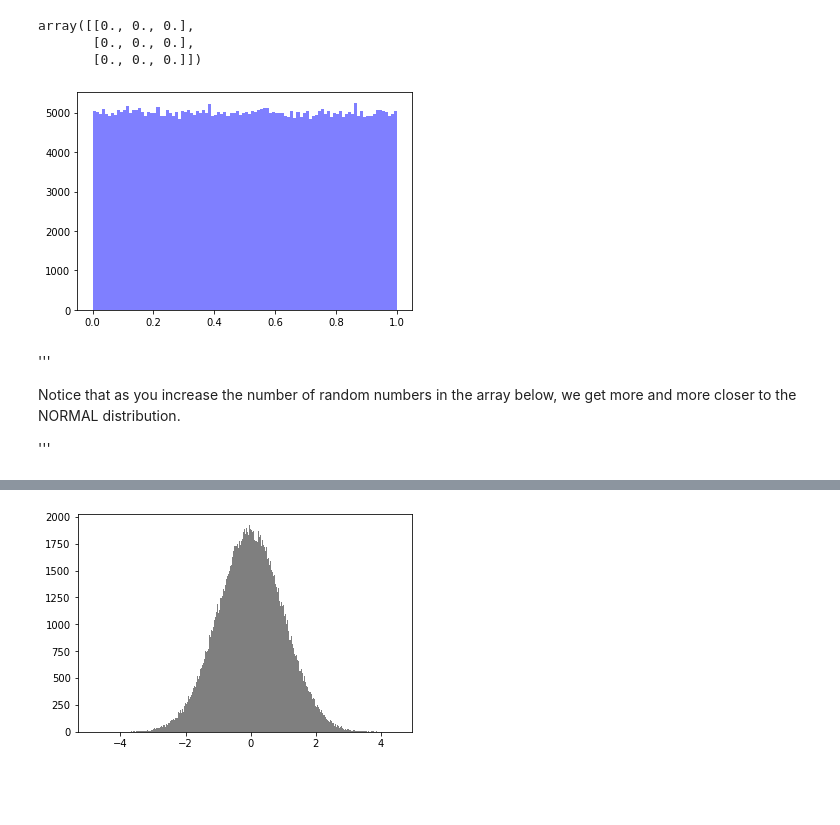
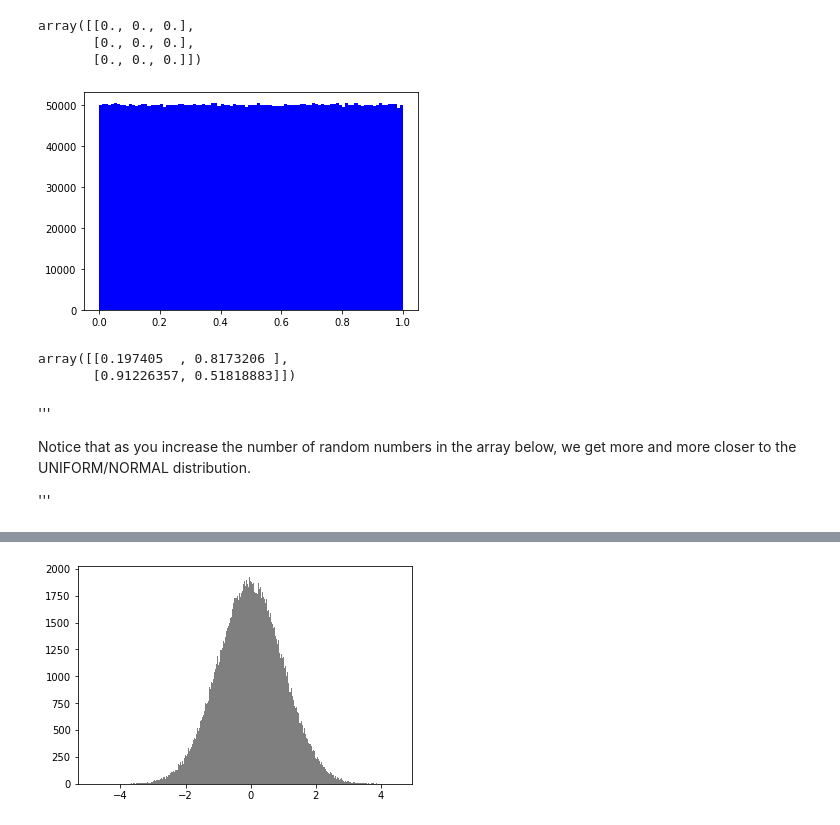
Before and after one commit to vinjanampathy/PH413, a Jupyter notebook: 3. NUMPY arrays.ipynb, the cells around one changed output, grey strips where cells are left out. Saved outputs shown, nothing was run; the diff lists cells and outputs as text; code cells hidden in the pictures; blank space fills up the shorter version.

```diff
--- a/3. NUMPY arrays.ipynb
+++ b/3. NUMPY arrays.ipynb
@@ -47,17 +50,22 @@ array([[0., 0., 0.],
        [0., 0., 0.],
        [0., 0., 0.]])
 # %%
-z=np.random.rand(5*10**5,1) # NUMPY has built-in functions for UNIFORM random numbers.
+z=np.random.rand(5*10**6,1) # NUMPY has built-in functions for UNIFORM random numbers.
 import matplotlib.mlab as mlab
 num_bins = 100
-n, bins, patches = plt.hist(z, num_bins, facecolor='blue', alpha=0.5) # NOTICE Uniform approximately distribution.
+n, bins, patches = plt.hist(z, num_bins, facecolor='blue', alpha=1) # NOTICE Uniform approximately distribution.
 # %% [output]
-[figure, old version]
+[figure, new version]
+# %%
+np.random.rand(2,2)
+# %% [output]
+array([[0.197405  , 0.8173206 ],
+       [0.91226357, 0.51818883]])
 # %% [markdown]
 '''
 
 Notice that as you increase the number of random numbers in the array below,
-we get more and more closer to the NORMAL distribution.
+we get more and more closer to the UNIFORM/NORMAL distribution.
 
 '''
 # %%
```
Also changed, not shown: parts of 9 cells of this notebook.
